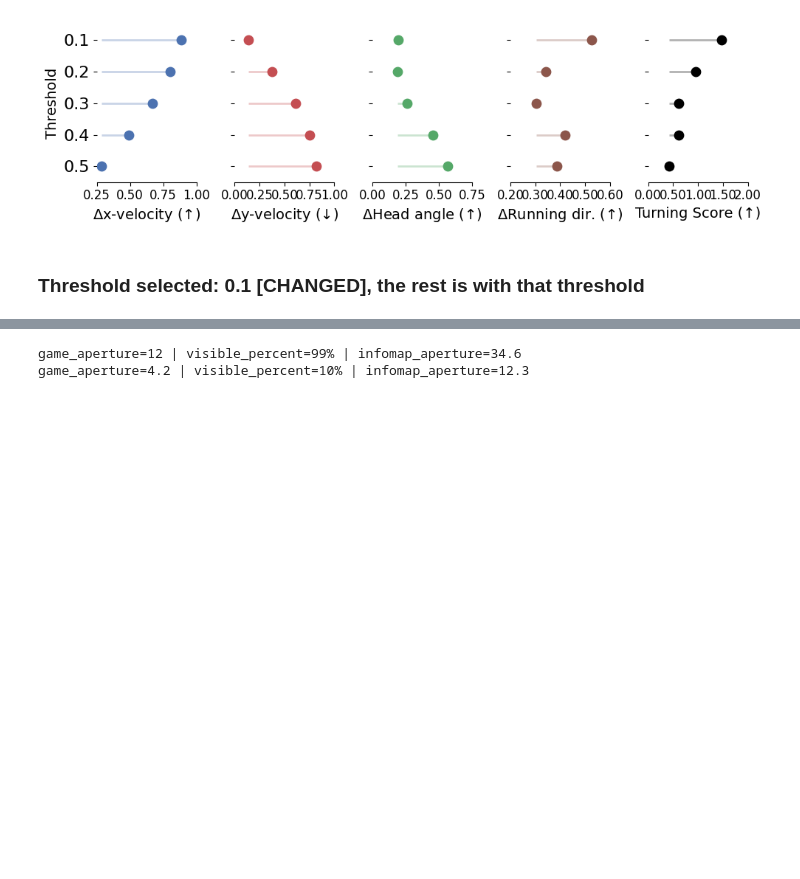
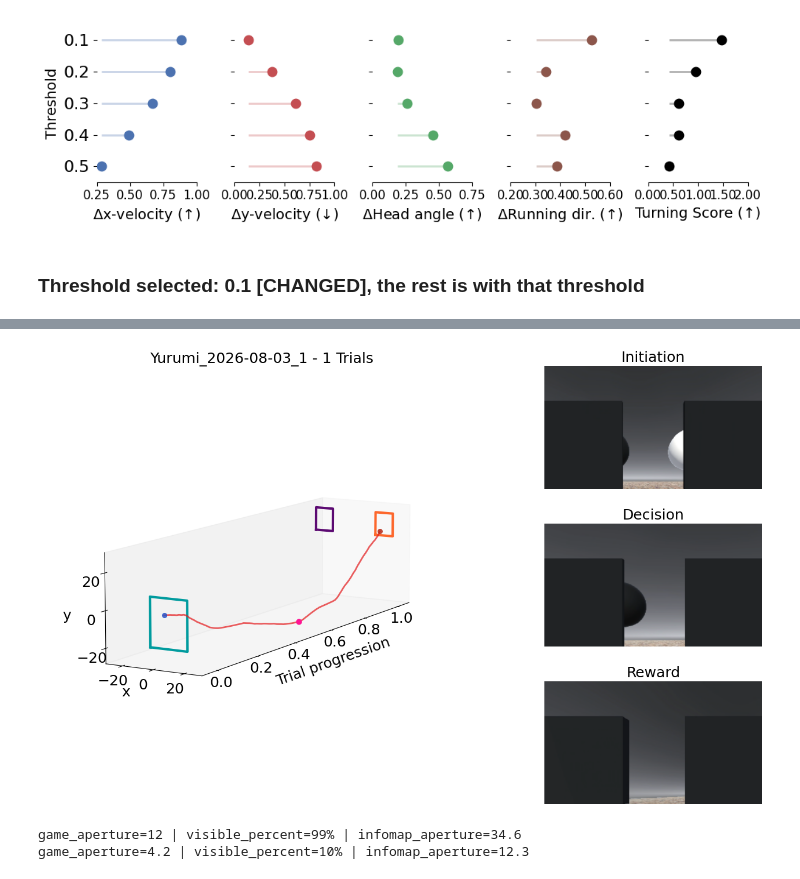
Before and after one commit to MMathisLab/FreelyMovingVR4Mice, a Jupyter notebook: dj_pipeline/notebooks/NP_figures/dual_regression.ipynb, the cells around one changed output, grey strips where cells are left out. Drawn from its saved outputs; the diff is of its cells as text; code cells hidden in the pictures; blank space fills up the shorter version.

```diff
--- a/dj_pipeline/notebooks/NP_figures/dual_regression.ipynb
+++ b/dj_pipeline/notebooks/NP_figures/dual_regression.ipynb
@@ -1045,3 +1042,7 @@ plt.savefig(save_fig_path + "figure4_3d_trajectory_narrow.svg", bbox_inches="tig
+# %%
+plot_3d_with_frames(session_to_plot, 125, "figure4_3d_trajectory_narrow_frames.svg")
+# %% [output]
+[figure, added]
 # %%
 from vr4mice.schema.information_maps import InformationMap
 
```
Also changed, not shown: parts of 6 cells of this notebook, 3 other files.
